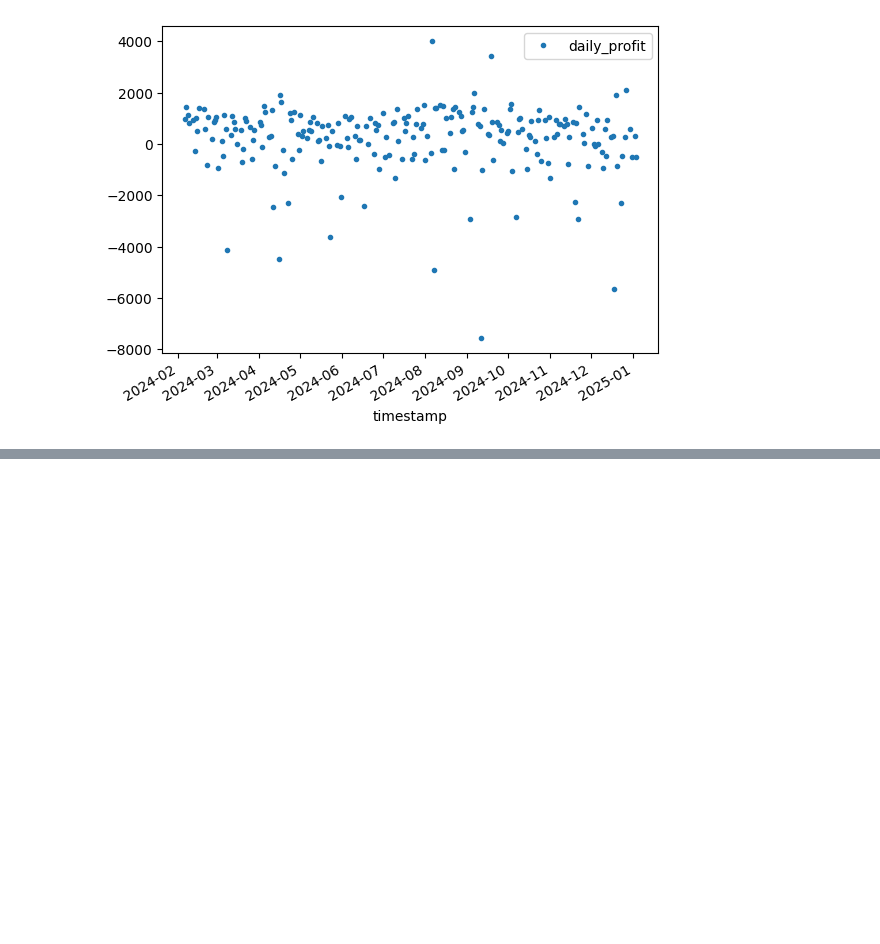
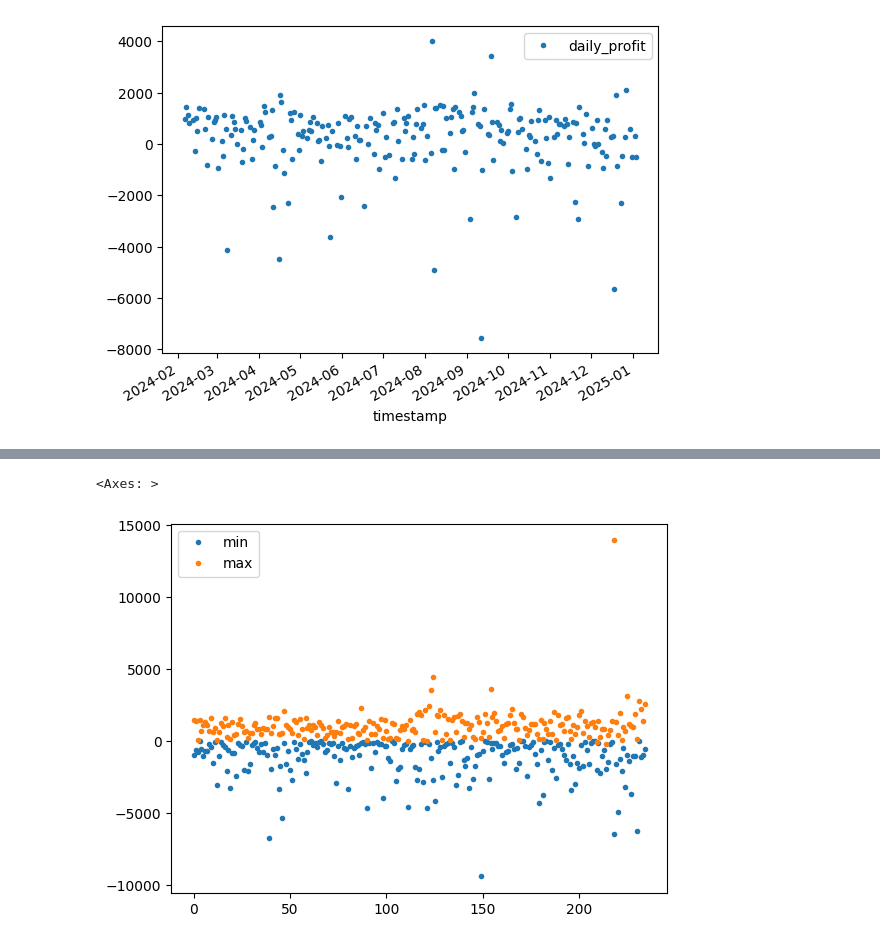
Before and after one commit to yalishanda42/stonksbot, a Jupyter notebook: options/backtest_analysis.ipynb, the cells around one changed output, grey strips where cells are left out. Cells and saved outputs as stored; diff of their text form; code cells hidden in the pictures; blank space fills up the shorter version.

```diff
--- a/options/backtest_analysis.ipynb
+++ b/options/backtest_analysis.ipynb
@@ -58,0 +72,10 @@ f"Winning rate: {diff_df[diff_df['daily_profit'] > 0].shape[0] / diff_df.shape[0
+# %%
+# daily min-max values
+
+daily_min_max = [(min(daily_values[:-EXLUDE_LAST_N]), max(daily_values[:-EXLUDE_LAST_N])) for daily_values in daily_movements]
+daily_min_max_df = pd.DataFrame(daily_min_max, columns=["min", "max"])
+
+daily_min_max_df.plot(style='.')
+# %% [output]
+<Axes: >
+[figure, added]
```
Also changed, not shown: parts of 13 cells of this notebook, 2 other files.
